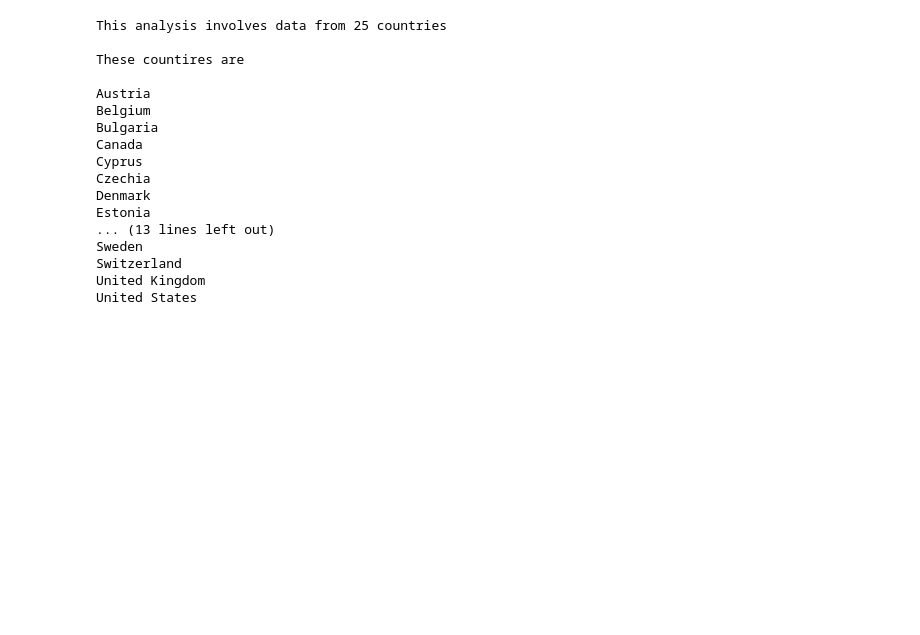
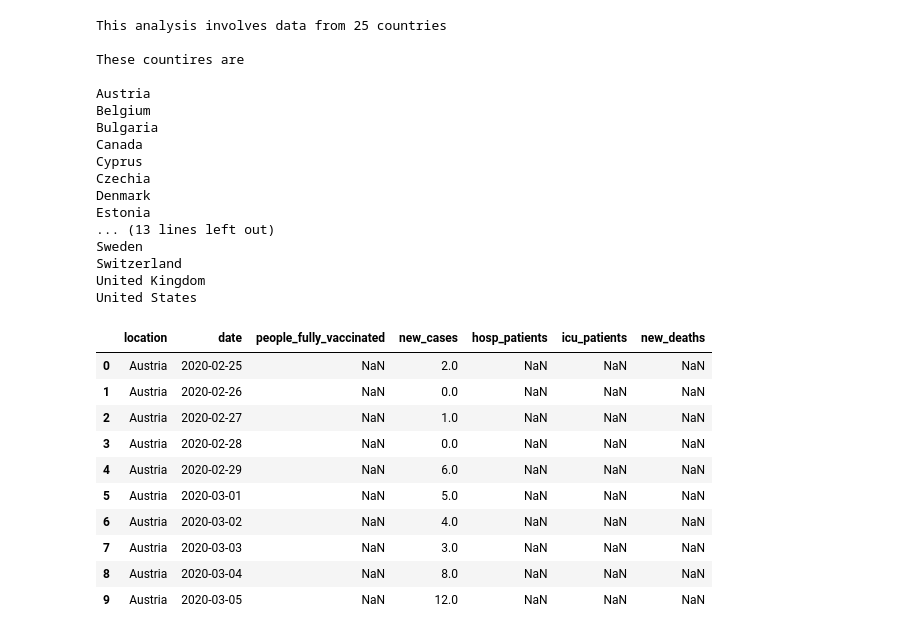
Before and after one commit to Waltontan/Project_Covid, a Jupyter notebook: q2-cleaning.ipynb, the cells around one changed output. Saved outputs shown, nothing was run; the diff lists cells and outputs as text; code cells hidden in the pictures; blank space fills up the shorter version.

```diff
--- a/q2-cleaning.ipynb
+++ b/q2-cleaning.ipynb
@@ -133,5 +142,18 @@ Switzerland
 United Kingdom
 United States
 # %%
-icu = df["icu_patients"]
-hosp = df["hosp_patients"]
+df1 = df[["location","date","people_fully_vaccinated","new_cases","hosp_patients","icu_patients","new_deaths"]]
+
+df1.head(10)
+# %% [output]
+|  | location | date | people_fully_vaccinated | new_cases | hosp_patients | icu_patients | new_deaths |
+| 0 | Austria | 2020-02-25 | NaN | 2.0 | NaN | NaN | NaN |
+| 1 | Austria | 2020-02-26 | NaN | 0.0 | NaN | NaN | NaN |
+| 2 | Austria | 2020-02-27 | NaN | 1.0 | NaN | NaN | NaN |
+| 3 | Austria | 2020-02-28 | NaN | 0.0 | NaN | NaN | NaN |
+| 4 | Austria | 2020-02-29 | NaN | 6.0 | NaN | NaN | NaN |
+| 5 | Austria | 2020-03-01 | NaN | 5.0 | NaN | NaN | NaN |
+| 6 | Austria | 2020-03-02 | NaN | 4.0 | NaN | NaN | NaN |
+| 7 | Austria | 2020-03-03 | NaN | 3.0 | NaN | NaN | NaN |
+| 8 | Austria | 2020-03-04 | NaN | 8.0 | NaN | NaN | NaN |
+| 9 | Austria | 2020-03-05 | NaN | 12.0 | NaN | NaN | NaN |
```
Also changed, not shown: parts of 12 cells of this notebook.
